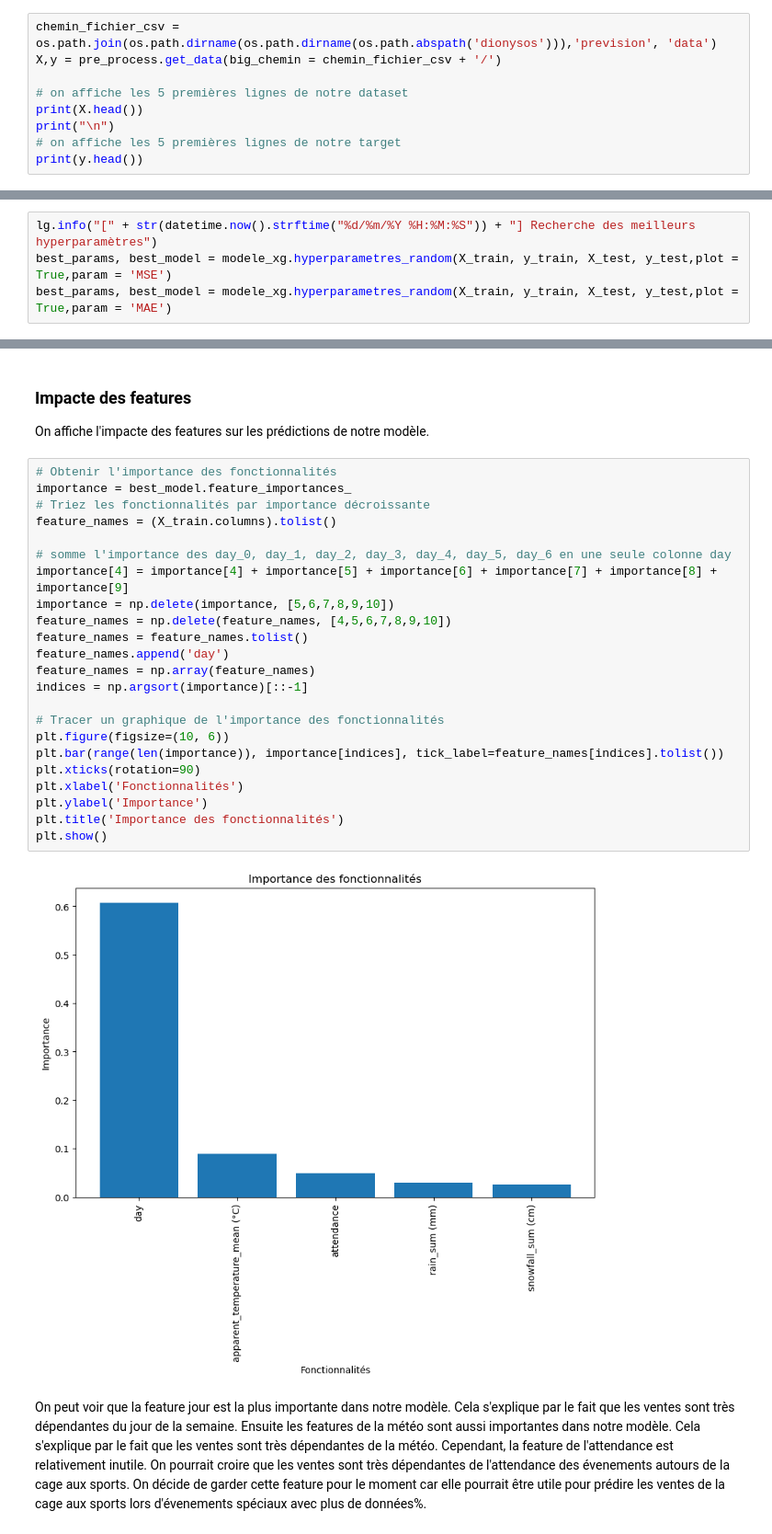
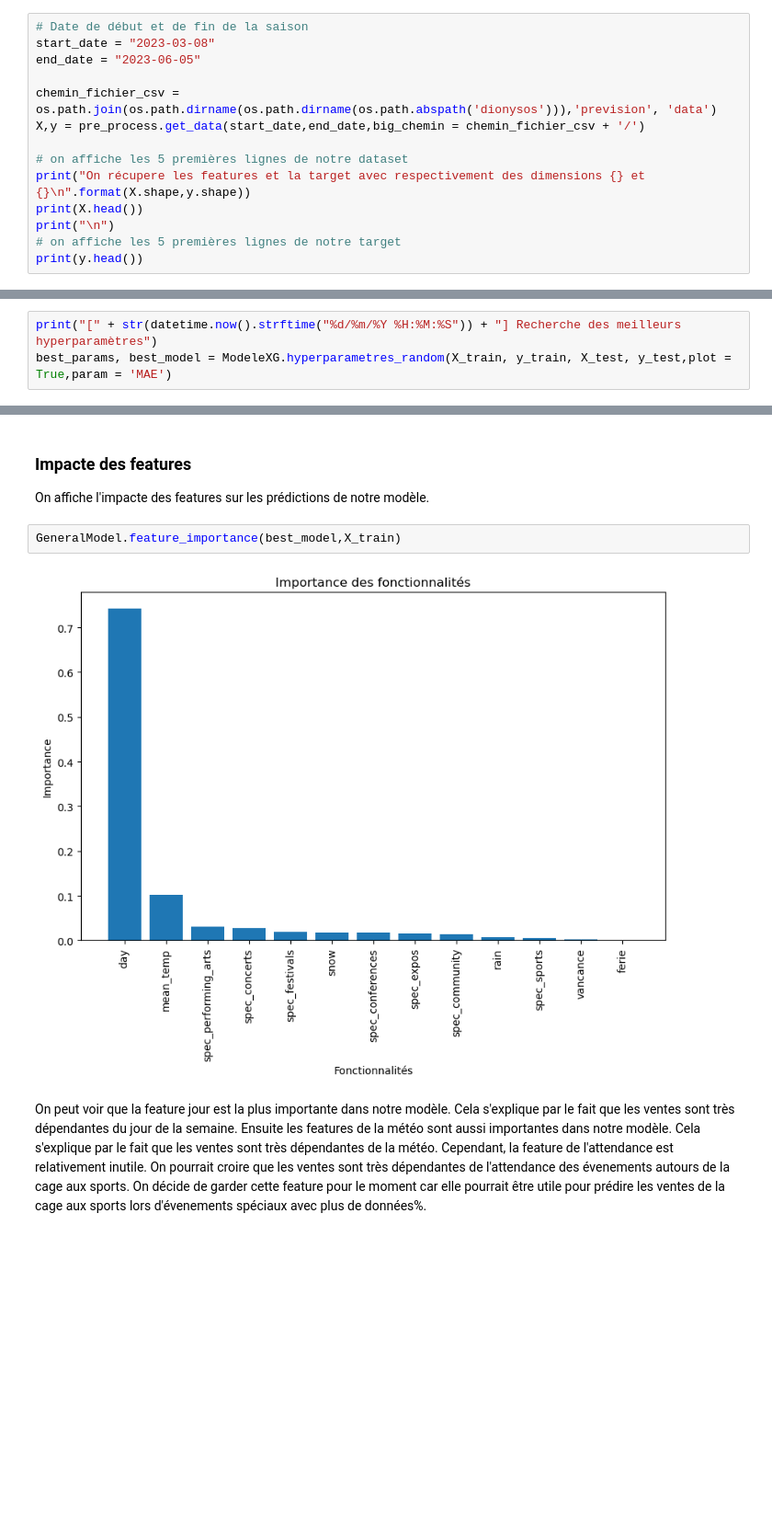
Before and after one commit to Last-Autumn-Leaf/dionysos, a Jupyter notebook: notebooks/prevision.ipynb, the cells around one changed output, grey strips where cells are left out. Shown at 92% size. Saved outputs shown, nothing was run; the diff lists cells and outputs as text; blank space fills up the shorter version.

```diff
--- a/notebooks/prevision.ipynb
+++ b/notebooks/prevision.ipynb
@@ -12,10 +49,15 @@ On importe les données sur les ventes, la méteo et les attendance des éveneme
 * X les variables d'entrée de notre modèle
 * y la variable de sortie de notre modèle
 # %%
+# Date de début et de fin de la saison
+start_date = "2023-03-08"
+end_date = "2023-06-05"
+
 chemin_fichier_csv = os.path.join(os.path.dirname(os.path.dirname(os.path.abspath('dionysos'))),'prevision', 'data')
-X,y = pre_process.get_data(big_chemin = chemin_fichier_csv + '/')
+X,y = pre_process.get_data(start_date,end_date,big_chemin = chemin_fichier_csv + '/')
 
 # on affiche les 5 premières lignes de notre dataset
+print("On récupere les features et la target avec respectivement des dimensions {} et {}\n".format(X.shape,y.shape))
 print(X.head())
 print("\n")
 # on affiche les 5 premières lignes de notre target
@@ -51,7 +93,6 @@ On utilise un modèle xg Boost pour prédire les ventes de la cage aux sports. O
 
 ### Hyper-paramètres
 # %%
-lg.info("[" + str(datetime.now().strftime("%d/%m/%Y %H:%M:%S")) + "] Recherche des meilleurs hyperparamètres")
-best_params, best_model = modele_xg.hyperparametres_random(X_train, y_train, X_test, y_test,plot = True,param = 'MSE')
-best_params, best_model = modele_xg.hyperparametres_random(X_train, y_train, X_test, y_test,plot = True,param = 'MAE')
+print("[" + str(datetime.now().strftime("%d/%m/%Y %H:%M:%S")) + "] Recherche des meilleurs hyperparamètres")
+best_params, best_model = ModeleXG.hyperparametres_random(X_train, y_train, X_test, y_test,plot = True,param = 'MAE')
 # %% [output]
@@ -65,30 +107,9 @@ RMSE : 3189.297906559785
 
 On affiche l'impacte des features sur les prédictions de notre modèle.
 # %%
-# Obtenir l'importance des fonctionnalités
-importance = best_model.feature_importances_
-# Triez les fonctionnalités par importance décroissante
-feature_names = (X_train.columns).tolist()
-
-# somme l'importance des day_0, day_1, day_2, day_3, day_4, day_5, day_6 en une seule colonne day
-importance[4] = importance[4] + importance[5] + importance[6] + importance[7] + importance[8] + importance[9]
-importance = np.delete(importance, [5,6,7,8,9,10])
-feature_names = np.delete(feature_names, [4,5,6,7,8,9,10])
-feature_names = feature_names.tolist()
-feature_names.append('day')
-feature_names = np.array(feature_names)
-indices = np.argsort(importance)[::-1]
-
-# Tracer un graphique de l'importance des fonctionnalités
-plt.figure(figsize=(10, 6))
-plt.bar(range(len(importance)), importance[indices], tick_label=feature_names[indices].tolist())
-plt.xticks(rotation=90)
-plt.xlabel('Fonctionnalités')
-plt.ylabel('Importance')
-plt.title('Importance des fonctionnalités')
-plt.show()
+GeneralModel.feature_importance(best_model,X_train)
 # %% [output]
-[figure, old version]
+[figure, new version]
 # %% [markdown]
 On peut voir que la feature jour est la plus importante dans notre modèle. Cela s'explique par le fait que les ventes sont très dépendantes du jour de la semaine. Ensuite les features de la météo sont aussi importantes dans notre modèle. Cela s'explique par le fait que les ventes sont très dépendantes de la météo. Cependant, la feature de l'attendance est relativement inutile. On pourrait croire que les ventes sont très dépendantes de l'attendance des évenements autours de la cage aux sports. On décide de garder cette feature  pour le moment car elle pourrait être utile pour prédire les ventes de la cage aux sports lors d'évenements spéciaux avec plus de données%.
 # %% [markdown]
```
Also changed, not shown: parts of 10 cells of this notebook, 14 other files.
